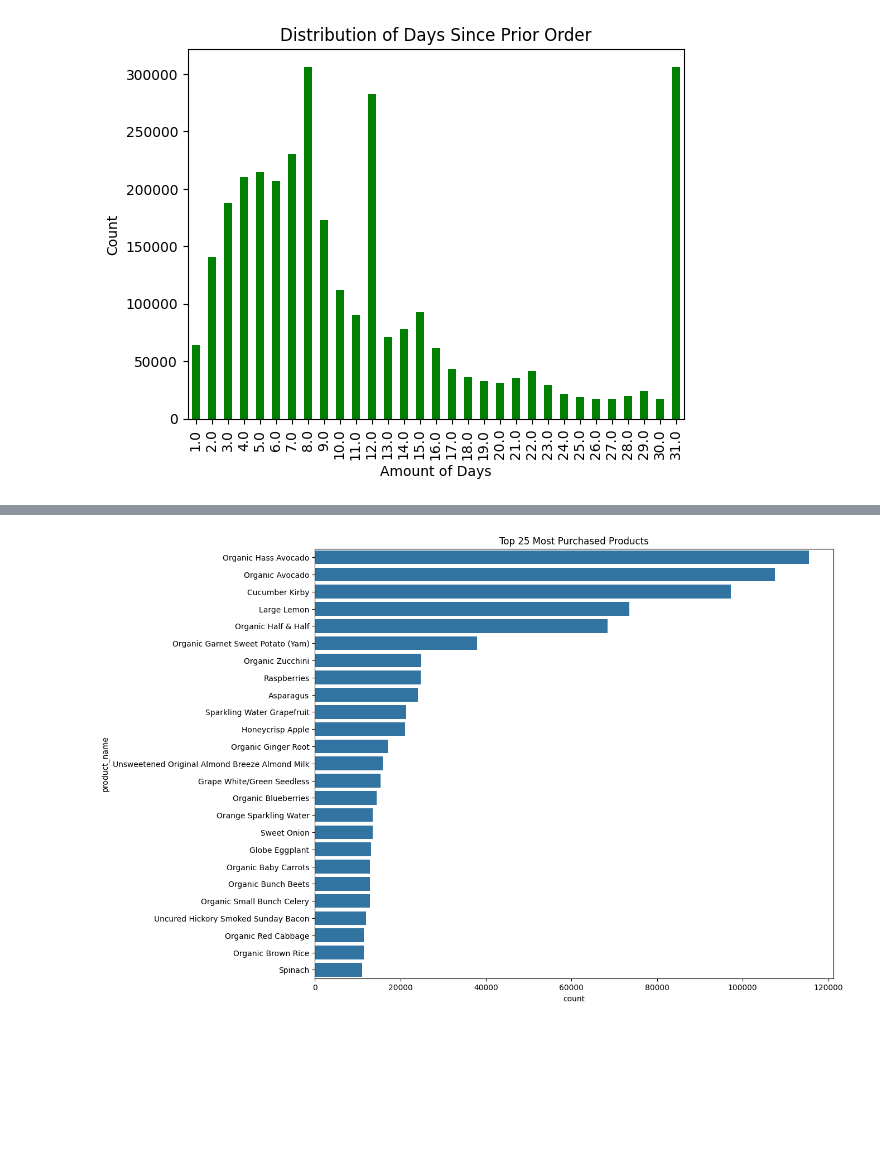
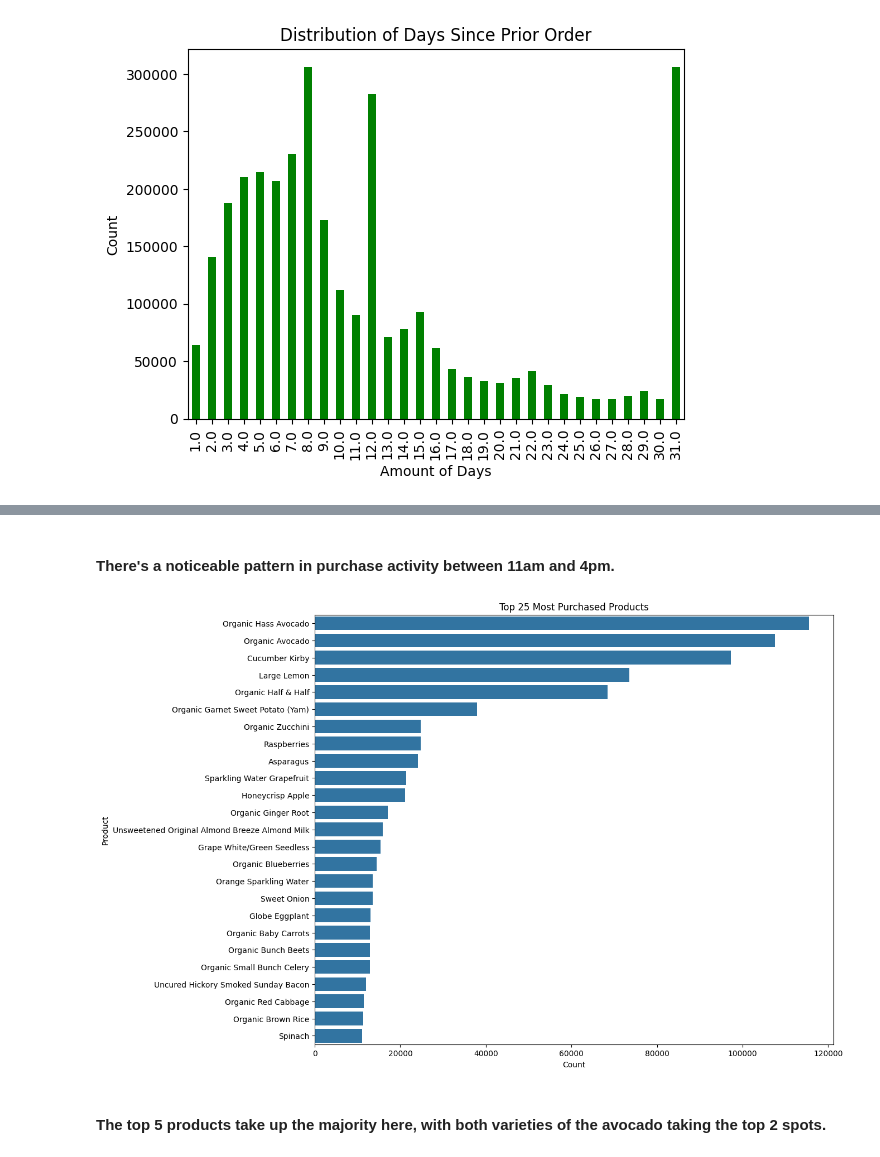
Before and after one commit to Taliwat/Springboard-DS, a Jupyter notebook: Capstone 2 - Instacart Project/eda.ipynb, the cells around one changed output, grey strips where cells are left out. Drawn from its saved outputs; the diff is of its cells as text; code cells hidden in the pictures; blank space fills up the shorter version.

```diff
--- a/Capstone 2 - Instacart Project/eda.ipynb
+++ b/Capstone 2 - Instacart Project/eda.ipynb
@@ -101,12 +113,17 @@ plt.show()# There's a noticeable pattern in purchase activity between 11am and 4
+# %% [markdown]
+#### There's a noticeable pattern in purchase activity between 11am and 4pm.
 # %%
 top_25_products = df['product_name'].value_counts().head(25)
 top_25_p = df[df['product_name'].isin(top_25_products.index)]
 
 plt.figure(figsize = (12,10))
 sns.countplot(y = 'product_name', data = top_25_p, order = top_25_products.index)
+plt.ylabel('Product')
+plt.xlabel('Count')
 plt.title('Top 25 Most Purchased Products')
 plt.show()
-# The top 5 products take up the majority here, with both varieties of the avocado taking the top 2 spots.
 # %% [output]
-[figure, old version]
+[figure, new version]
+# %% [markdown]
+#### The top 5 products take up the majority here, with both varieties of the avocado taking the top 2 spots.
 # %%
```
Also changed, not shown: parts of 30 cells of this notebook, 4 other files.
